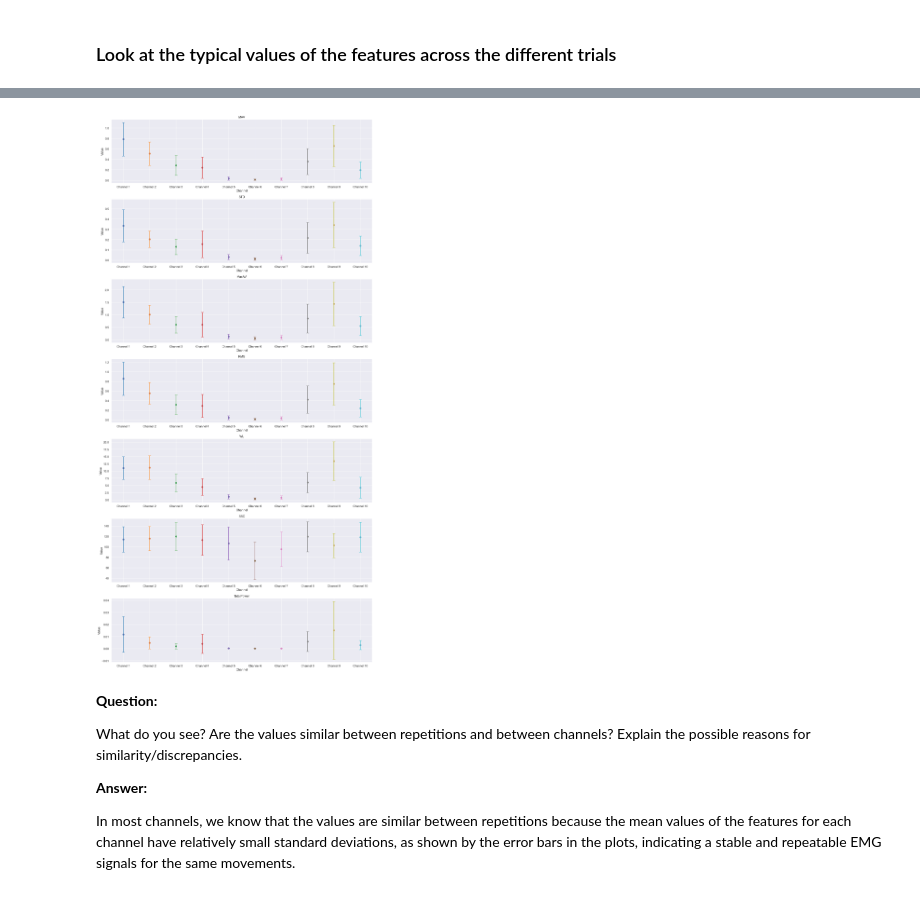
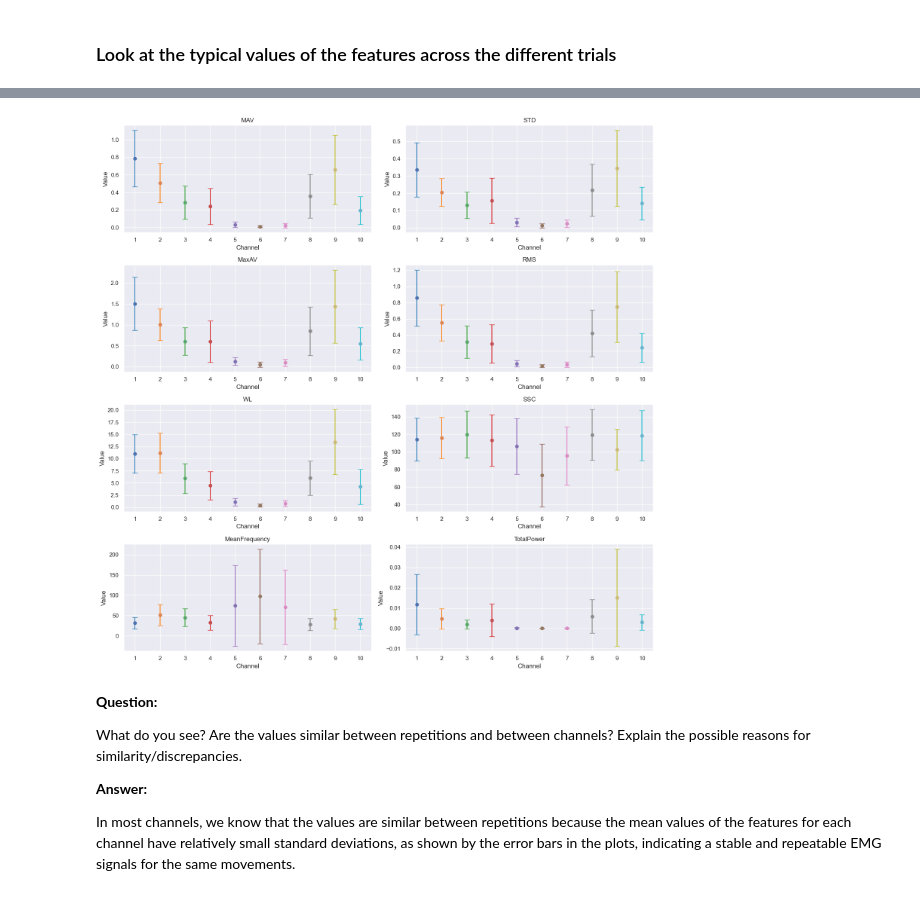
Before and after one commit to MetthewB/NSSP_Project2, a Jupyter notebook: scripts/part1.ipynb, the cells around one changed output, grey strips where cells are left out. Drawn from its saved outputs; the diff is of its cells as text; code cells hidden in the pictures.

```diff
--- a/scripts/part1.ipynb
+++ b/scripts/part1.ipynb
@@ -308,7 +306,7 @@ dataset, labels = build_dataset_from_ninapro(
     emg=emg,
     stimulus=stimulus,
     repetition=repetition,
-    features=[mav, std, maxav, rms, wl, ssc, total_power],
+    features=[mav, std, maxav, rms, wl, ssc, mean_frequency, total_power],
 )
 
 print(f"Dataset dimension: {dataset.shape}")
@@ -325,7 +323,7 @@ num_channels = emg.shape[1]  # Number of channels
 num_feature_types = num_features // num_channels  # Number of feature types
 
 # Generate feature names
-feature_types = ['MAV', 'STD', 'MaxAV', 'RMS', 'WL', 'SSC', 'TotalPower']
+feature_types = ['MAV', 'STD', 'MaxAV', 'RMS', 'WL', 'SSC', 'MeanFrequency', 'TotalPower']
 feature_names = []
 for i in range(num_channels):
     for feature_type in feature_types:
@@ -365,7 +363,7 @@ n_feature_types = n_features // n_channels  # Number of feature types
 reshaped_dataset = dataset.reshape(n_trials, n_channels, n_feature_types)
 
 # Generate feature names
-feature_names = ["MAV", "STD", "MaxAV", "RMS", "WL", "SSC", "TotalPower"]
+feature_names = ["MAV", "STD", "MaxAV", "RMS", "WL", "SSC", "MeanFrequency", "TotalPower"]
 
 # Plot heatmaps for each feature across stimuli
 for feature_idx, feature_name in enumerate(feature_names):
@@ -405,21 +404,22 @@ for feature_idx, feature_name in enumerate(feature_names):
 # %%
-# Plot the mean and standard deviation of each feature type for each channel
-fig, axes = plt.subplots(num_feature_types, 1, figsize=(15, 30))
+fig, axes = plt.subplots(4, 2, figsize=(15, 15))
+axes = axes.flatten()  # Flatten the 2D array of axes to make indexing easier
+
 for i, feature_type in enumerate(feature_types):
     ax = axes[i]
     for j in range(num_channels):
         index = j * num_feature_types + i
         ax.errorbar(j, summary_stats.loc['mean'][index], yerr=summary_stats.loc['std'][index], fmt='o', ecolor=colors(j), capsize=5, label=f'Channel {j+1}' if i == 0 else "")
     ax.set_title(f'{feature_type}')
     ax.set_xlabel('Channel')
     ax.set_ylabel('Value')
     ax.set_xticks(range(num_channels))
-    ax.set_xticklabels([f'Channel {j+1}' for j in range(num_channels)])
+    ax.set_xticklabels([j+1 for j in range(num_channels)])
 
 plt.tight_layout()
 plt.show()
 # %% [output]
-[figure, old version]
+[figure, new version]
 # %% [markdown]
 **Question:**
 
```
Also changed, not shown: parts of 16 cells of this notebook, 1 other file.
